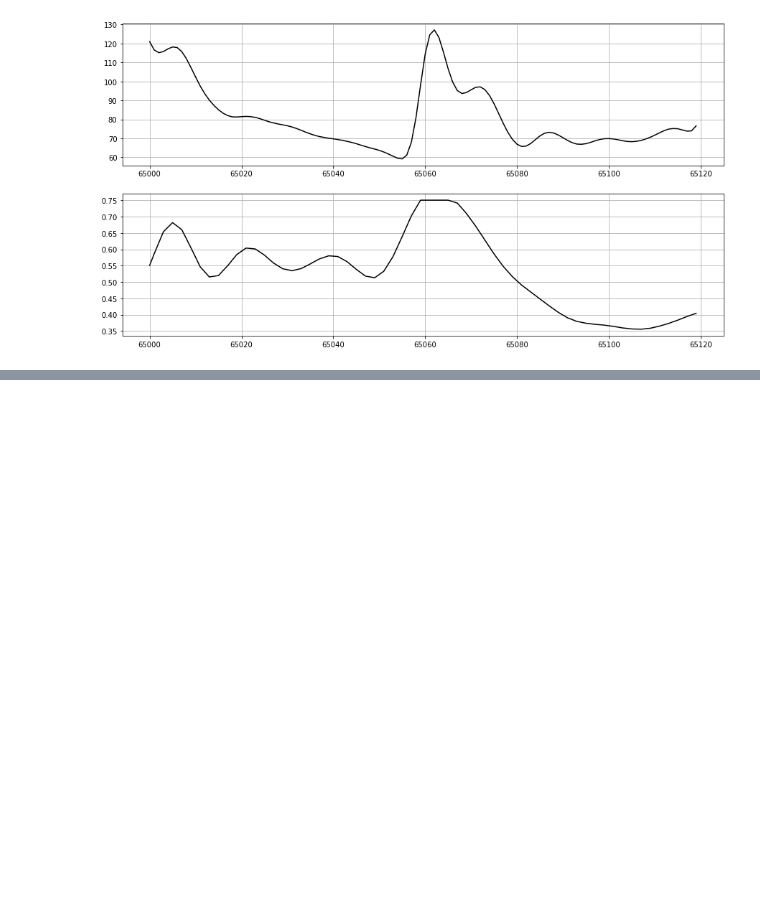
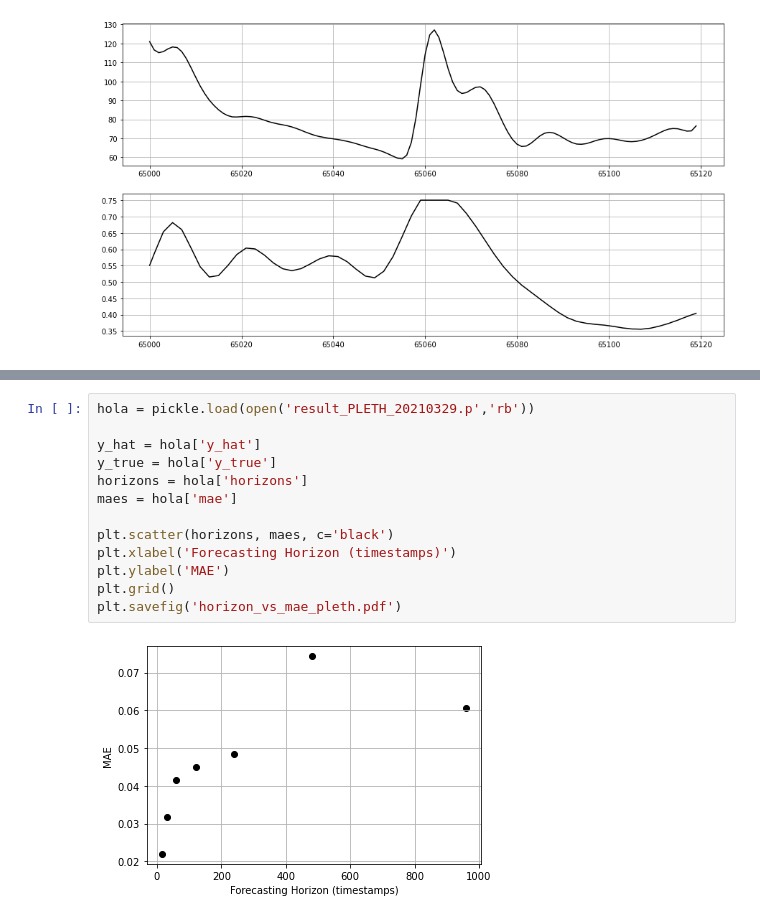
Before and after one commit to Nixtla/Nixtla, a Jupyter notebook: scripts_papers/proof_concept_waveforms.ipynb, the cells around one changed output, grey strips where cells are left out. Saved outputs shown, nothing was run; the diff lists cells and outputs as text; blank space fills up the shorter version.

```diff
--- a/scripts_papers/proof_concept_waveforms.ipynb
+++ b/scripts_papers/proof_concept_waveforms.ipynb
@@ -193,0 +184,15 @@ plt.savefig('horizon_vs_mae.pdf')
+# %%
+hola = pickle.load(open('result_PLETH_20210329.p','rb'))
+
+y_hat = hola['y_hat']
+y_true = hola['y_true']
+horizons = hola['horizons']
+maes = hola['mae']
+
+plt.scatter(horizons, maes, c='black')
+plt.xlabel('Forecasting Horizon (timestamps)')
+plt.ylabel('MAE')
+plt.grid()
+plt.savefig('horizon_vs_mae_pleth.pdf')
+# %% [output]
+[figure, added]
```
Also changed, not shown: parts of 3 cells of this notebook, 1 other file.
